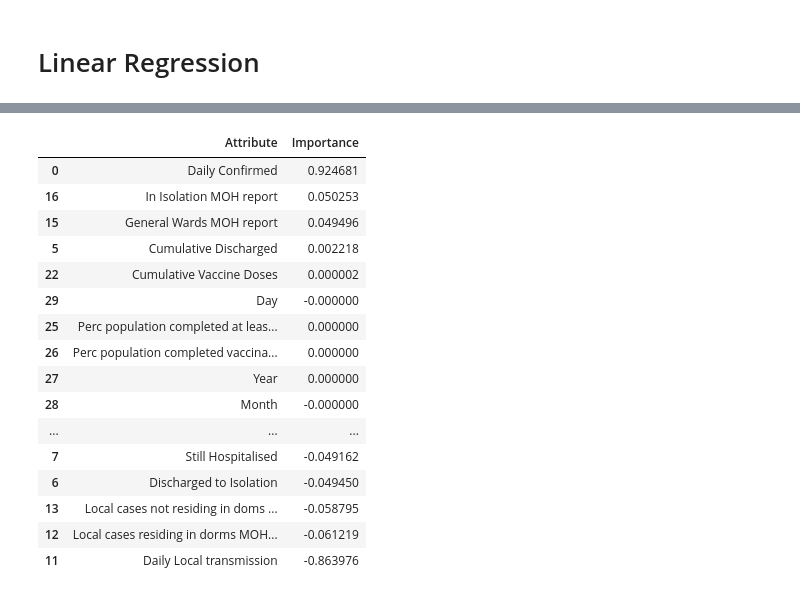
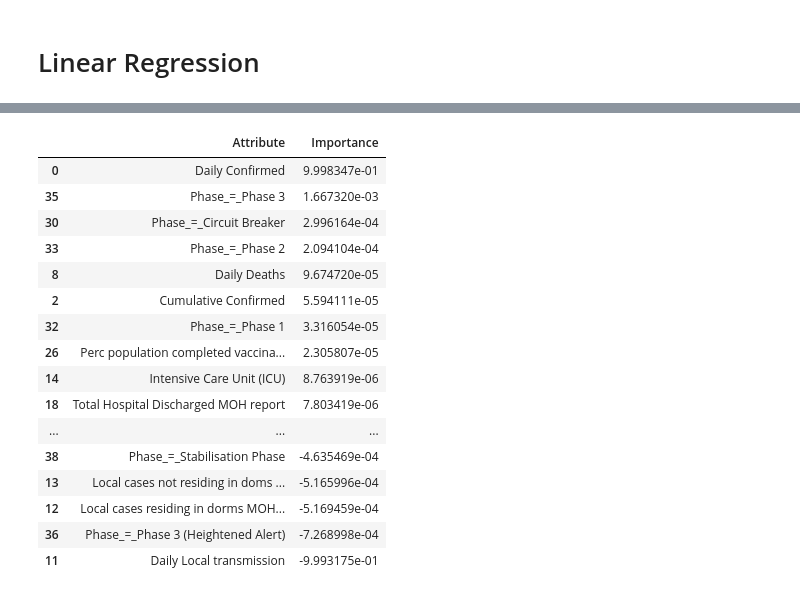
Before and after one commit to dvh549/Data_Mining, a Jupyter notebook: Imported Cases.ipynb, the cells around one changed output, grey strips where cells are left out. Cells and saved outputs as stored; diff of their text form; code cells hidden in the pictures.

```diff
--- a/Imported Cases.ipynb
+++ b/Imported Cases.ipynb
@@ -172,9 +172,9 @@ Name: Daily Imported, dtype: float64
 X = sg_data_filtered.drop("Daily Imported", axis=1)
 y = sg_data_filtered["Daily Imported"]
 # %%
-# split using 25% for test as amount of data isn't much so that we've got more points to test
+# split using 20% for test as amount of data isn't much so that we've got more points to test
 
-X_train, X_test, y_train, y_test = train_test_split(X, y, test_size=0.25, random_state=42)
+X_train, X_test, y_train, y_test = train_test_split(X, y, test_size=0.20, random_state=42)
 # %% [markdown]
 # Linear Regression
 # %%
@@ -266,9 +268,9 @@ regr_importance
 # %%
-# build lasso model
+# build ridge model
 
-lasso = Lasso(max_iter=10000)
-lasso.fit(X_train, y_train)
-lasso_pred = lasso.predict(X_test)
+ridge = Ridge()
+ridge.fit(X_train, y_train)
+ridge_pred = ridge.predict(X_test)
 # %%
 # assessing model
 
@@ -322,28 +326,28 @@ plt.show()
 # %%
 # find out feature importance
 
-lasso_importance = pd.DataFrame(data={
+ridge_importance = pd.DataFrame(data={
     'Attribute': X_train.columns,
-    'Importance': lasso.coef_
+    'Importance': ridge.coef_
 })
 
-lasso_importance = lasso_importance.sort_values(by='Importance', ascending=False)
-lasso_importance
+ridge_importance = ridge_importance.sort_values(by='Importance', ascending=False)
+ridge_importance
 # %% [output]
 |  | Attribute | Importance |
-| 0 | Daily Confirmed | 0.924681 |
-| 16 | In Isolation MOH report | 0.050253 |
-| 15 | General Wards MOH report | 0.049496 |
-| 5 | Cumulative Discharged | 0.002218 |
-| 22 | Cumulative Vaccine Doses | 0.000002 |
-| 29 | Day | -0.000000 |
-| 25 | Perc population completed at leas... | 0.000000 |
-| 26 | Perc population completed vaccina... | 0.000000 |
-| 27 | Year | 0.000000 |
-| 28 | Month | -0.000000 |
+| 0 | Daily Confirmed | 9.998347e-01 |
+| 35 | Phase_=_Phase 3 | 1.667320e-03 |
+| 30 | Phase_=_Circuit Breaker | 2.996164e-04 |
+| 33 | Phase_=_Phase 2 | 2.094104e-04 |
+| 8 | Daily Deaths | 9.674720e-05 |
+| 2 | Cumulative Confirmed | 5.594111e-05 |
+| 32 | Phase_=_Phase 1 | 3.316054e-05 |
+| 26 | Perc population completed vaccina... | 2.305807e-05 |
+| 14 | Intensive Care Unit (ICU) | 8.763919e-06 |
+| 18 | Total Hospital Discharged MOH report | 7.803419e-06 |
 | ... | ... | ... |
-| 7 | Still Hospitalised | -0.049162 |
-| 6 | Discharged to Isolation | -0.049450 |
-| 13 | Local cases not residing in doms ... | -0.058795 |
-| 12 | Local cases residing in dorms MOH... | -0.061219 |
-| 11 | Daily Local transmission | -0.863976 |
+| 38 | Phase_=_Stabilisation Phase | -4.635469e-04 |
+| 13 | Local cases not residing in doms ... | -5.165996e-04 |
+| 12 | Local cases residing in dorms MOH... | -5.169459e-04 |
+| 36 | Phase_=_Phase 3 (Heightened Alert) | -7.268998e-04 |
+| 11 | Daily Local transmission | -9.993175e-01 |
```
Also changed, not shown: parts of 13 cells of this notebook.
